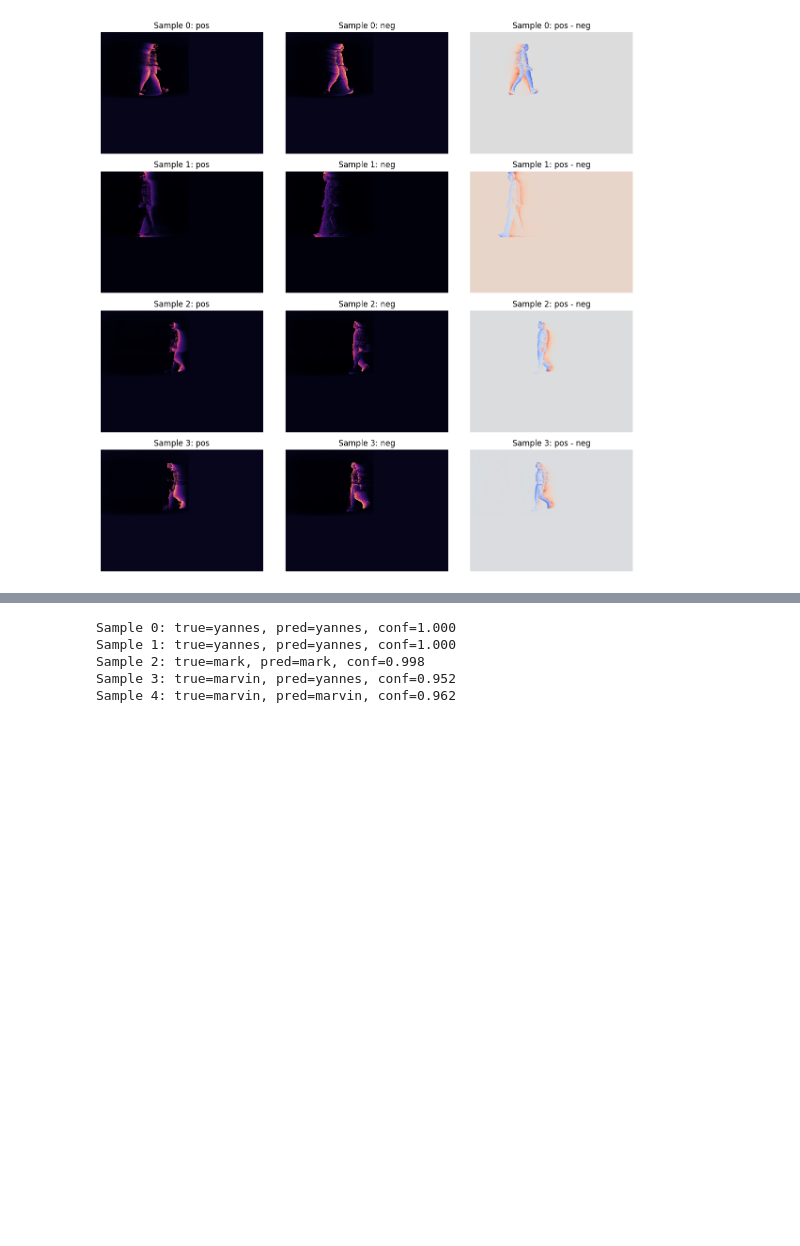
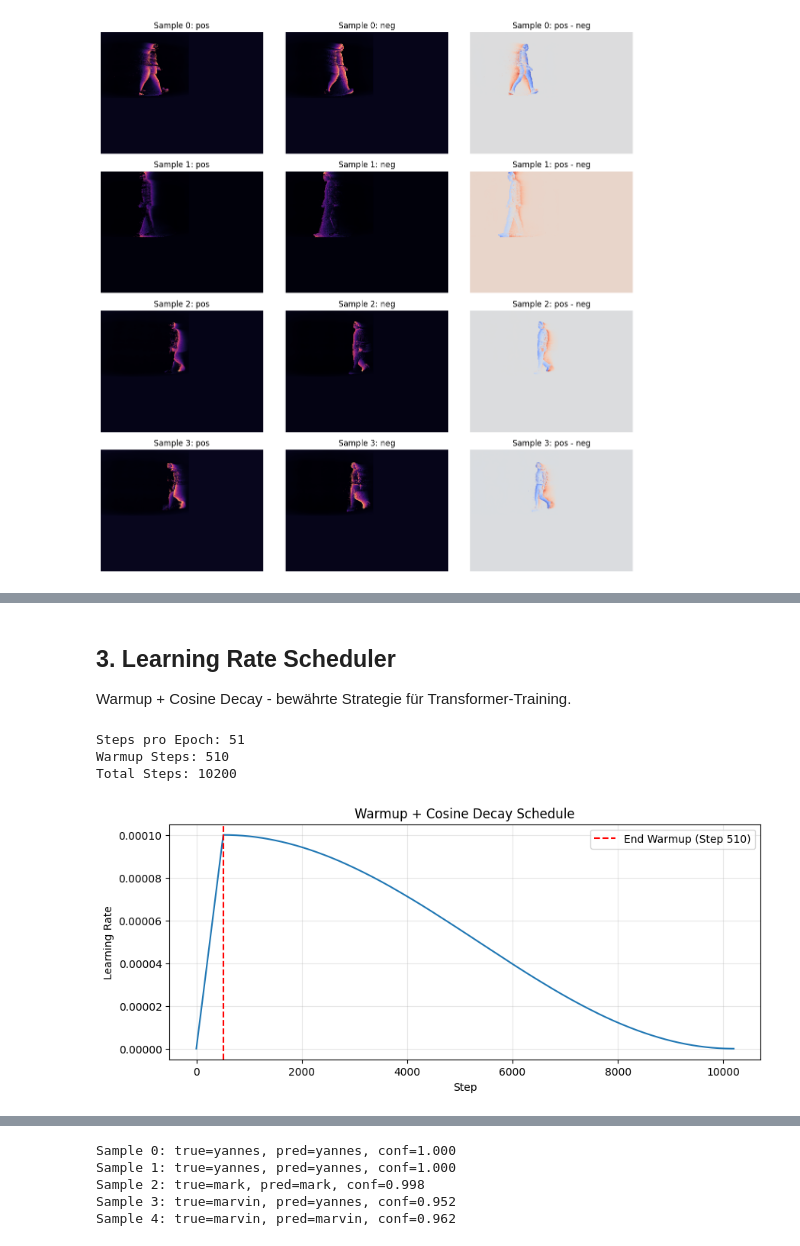
Before and after one commit to T2brozz/neuroAi, a Jupyter notebook: notebooks/traditionalNN/cnn.ipynb, the cells around one changed output, grey strips where cells are left out. Cells and saved outputs as stored; diff of their text form; code cells hidden in the pictures; blank space fills up the shorter version.

```diff
--- a/notebooks/traditionalNN/cnn.ipynb
+++ b/notebooks/traditionalNN/cnn.ipynb
@@ -326,0 +450,78 @@ plt.show()
+# %% [markdown]
+## 3. Learning Rate Scheduler
+Warmup + Cosine Decay - bewährte Strategie für Transformer-Training.
+# %%
+# ============================================================================
+# LEARNING RATE SCHEDULER - Warmup + Cosine Decay
+# ============================================================================
+
+class WarmupCosineDecay(keras.optimizers.schedules.LearningRateSchedule):
+    """
+    Learning Rate Schedule mit Warmup und Cosine Decay.
+
+    - Warmup: Lineare Steigerung von 0 auf initial_lr über warmup_steps
+    - Cosine Decay: Absinken auf 0 über die restlichen Steps
+    """
+    def __init__(self, initial_lr, warmup_steps, total_steps):
+        super().__init__()
+        self.initial_lr = initial_lr
+        self.warmup_steps = warmup_steps
+        self.total_steps = total_steps
+
+    def __call__(self, step):
+        step = tf.cast(step, tf.float32)
+        warmup_steps = tf.cast(self.warmup_steps, tf.float32)
+        total_steps = tf.cast(self.total_steps, tf.float32)
+
+        # Warmup Phase
+        warmup_lr = self.initial_lr * (step / warmup_steps)
+
+        # Cosine Decay Phase
+        decay_steps = total_steps - warmup_steps
+        progress = (step - warmup_steps) / decay_steps
+        cosine_decay = 0.5 * (1.0 + tf.cos(np.pi * progress))
+        decay_lr = self.initial_lr * cosine_decay
+
+        # Wähle basierend auf Step
+        return tf.where(step < warmup_steps, warmup_lr, decay_lr)
+
+    def get_config(self):
+        return {
+            'initial_lr': self.initial_lr,
+            'warmup_steps': self.warmup_steps,
+            'total_steps': self.total_steps,
+        }
+
+# Berechne Steps
+steps_per_epoch = len(X_train) // cfg.batch_size
+total_steps = steps_per_epoch * cfg.epochs
+warmup_steps = steps_per_epoch * cfg.warmup_epochs
+
+lr_schedule = WarmupCosineDecay(
+    initial_lr=cfg.initial_lr,
+    warmup_steps=warmup_steps,
+    total_steps=total_steps
+)
+
+print(f"Steps pro Epoch: {steps_per_epoch}")
+print(f"Warmup Steps: {warmup_steps}")
+print(f"Total Steps: {total_steps}")
+
+# Visualisiere LR Schedule
+steps = np.arange(total_steps)
+lrs = [lr_schedule(s).numpy() for s in steps]
+
+plt.figure(figsize=(10, 4))
+plt.plot(steps, lrs)
+plt.xlabel('Step')
+plt.ylabel('Learning Rate')
+plt.title('Warmup + Cosine Decay Schedule')
+plt.axvline(x=warmup_steps, color='r', linestyle='--', label=f'End Warmup (Step {warmup_steps})')
+plt.legend()
+plt.grid(alpha=0.3)
+plt.show()
+# %% [output]
+Steps pro Epoch: 51
+Warmup Steps: 510
+Total Steps: 10200
+[figure, added]
```
Also changed, not shown: parts of 23 cells of this notebook, 2 other files.
